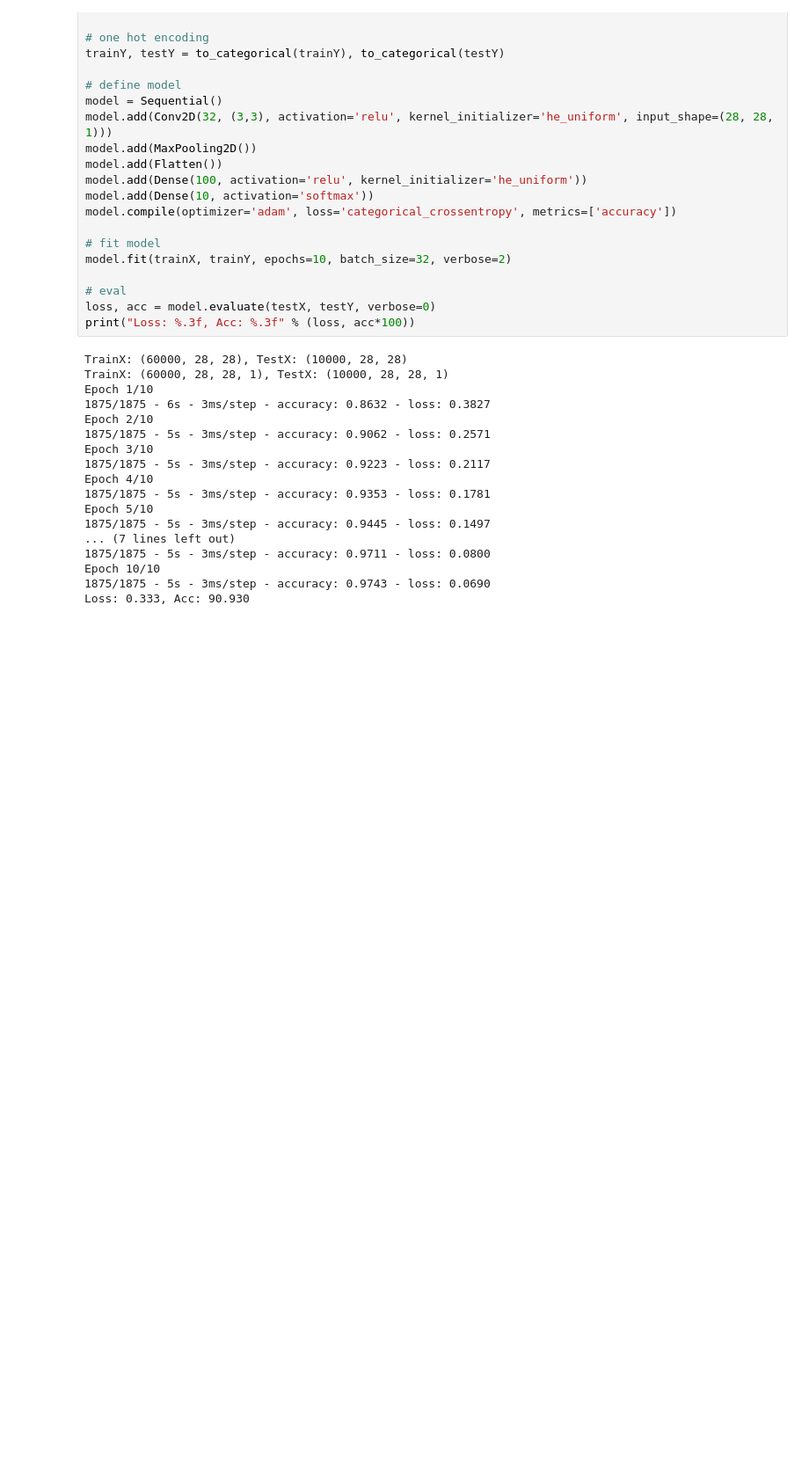
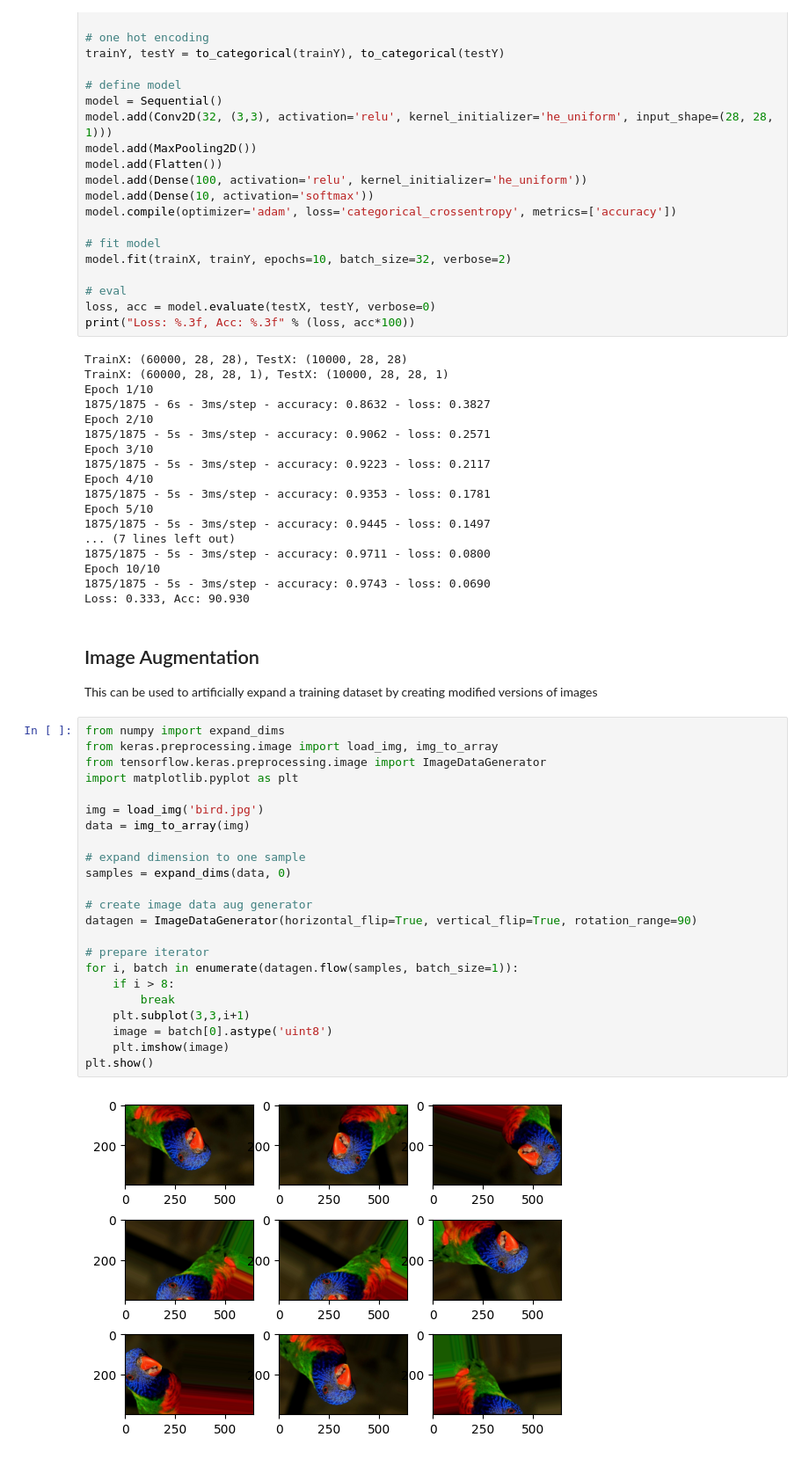
Before and after one commit to Malorn44/cv-mlmastery, a Jupyter notebook: cv.ipynb, the cells around one changed output. Shown at 88% size. Saved outputs shown, nothing was run; the diff lists cells and outputs as text; blank space fills up the shorter version.

Commit message:
Day 6
Image augmentation using keras' ImageDataGenerator

```diff
--- a/cv.ipynb
+++ b/cv.ipynb
@@ -233,3 +233,32 @@ Epoch 5/10
 Epoch 10/10
 1875/1875 - 5s - 3ms/step - accuracy: 0.9743 - loss: 0.0690
 Loss: 0.333, Acc: 90.930
+# %% [markdown]
+## Image Augmentation
+
+This can be used to artificially expand a training dataset by creating modified versions of images
+# %%
+from numpy import expand_dims
+from keras.preprocessing.image import load_img, img_to_array
+from tensorflow.keras.preprocessing.image import ImageDataGenerator
+import matplotlib.pyplot as plt
+
+img = load_img('bird.jpg')
+data = img_to_array(img)
+
+# expand dimension to one sample
+samples = expand_dims(data, 0)
+
+# create image data aug generator
+datagen = ImageDataGenerator(horizontal_flip=True, vertical_flip=True, rotation_range=90)
+
+# prepare iterator
+for i, batch in enumerate(datagen.flow(samples, batch_size=1)):
+    if i > 8:
+        break
+    plt.subplot(3,3,i+1)
+    image = batch[0].astype('uint8')
+    plt.imshow(image)
+plt.show()
+# %% [output]
+[figure, added]
```
Also changed, not shown: 1 other file.
